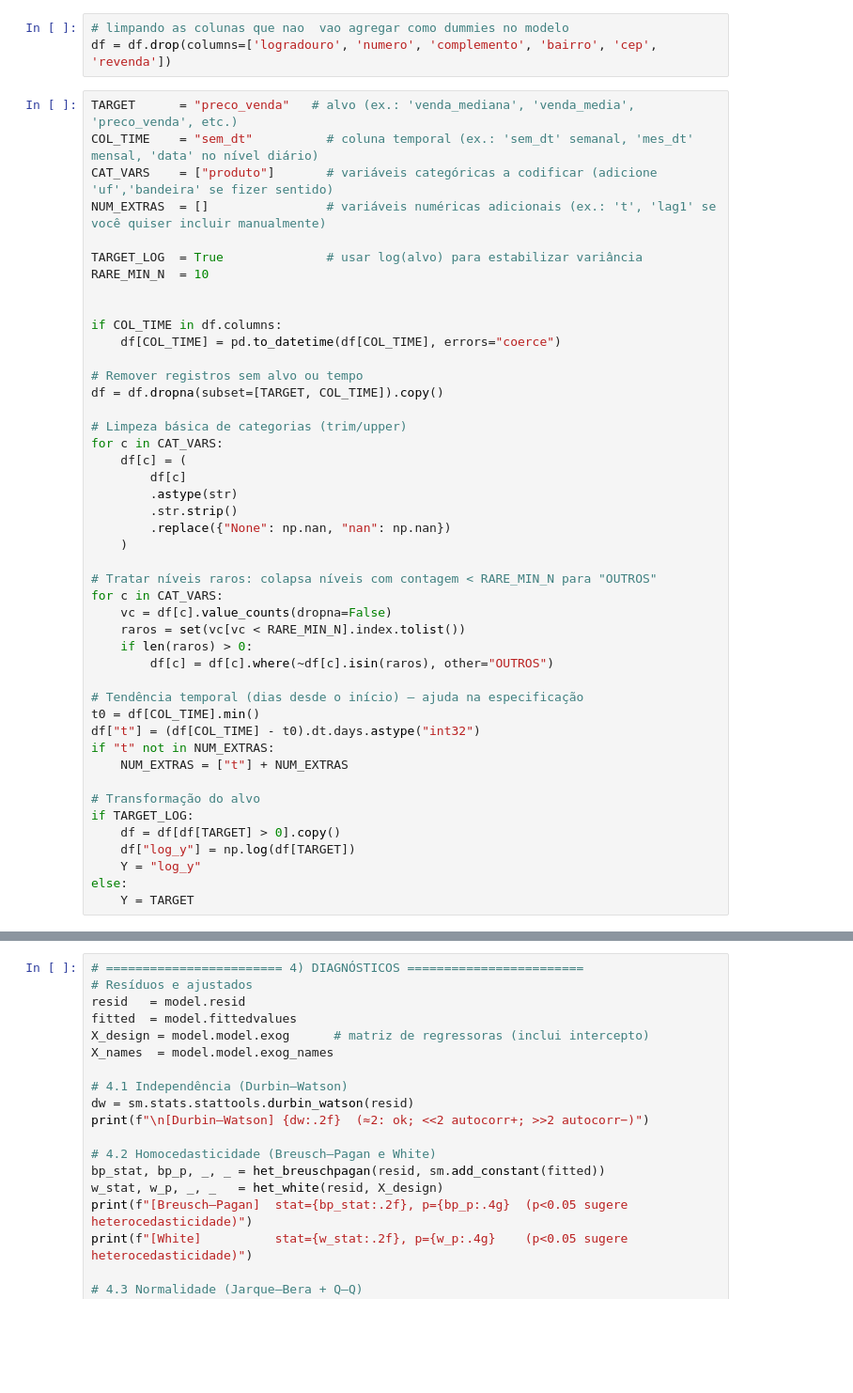
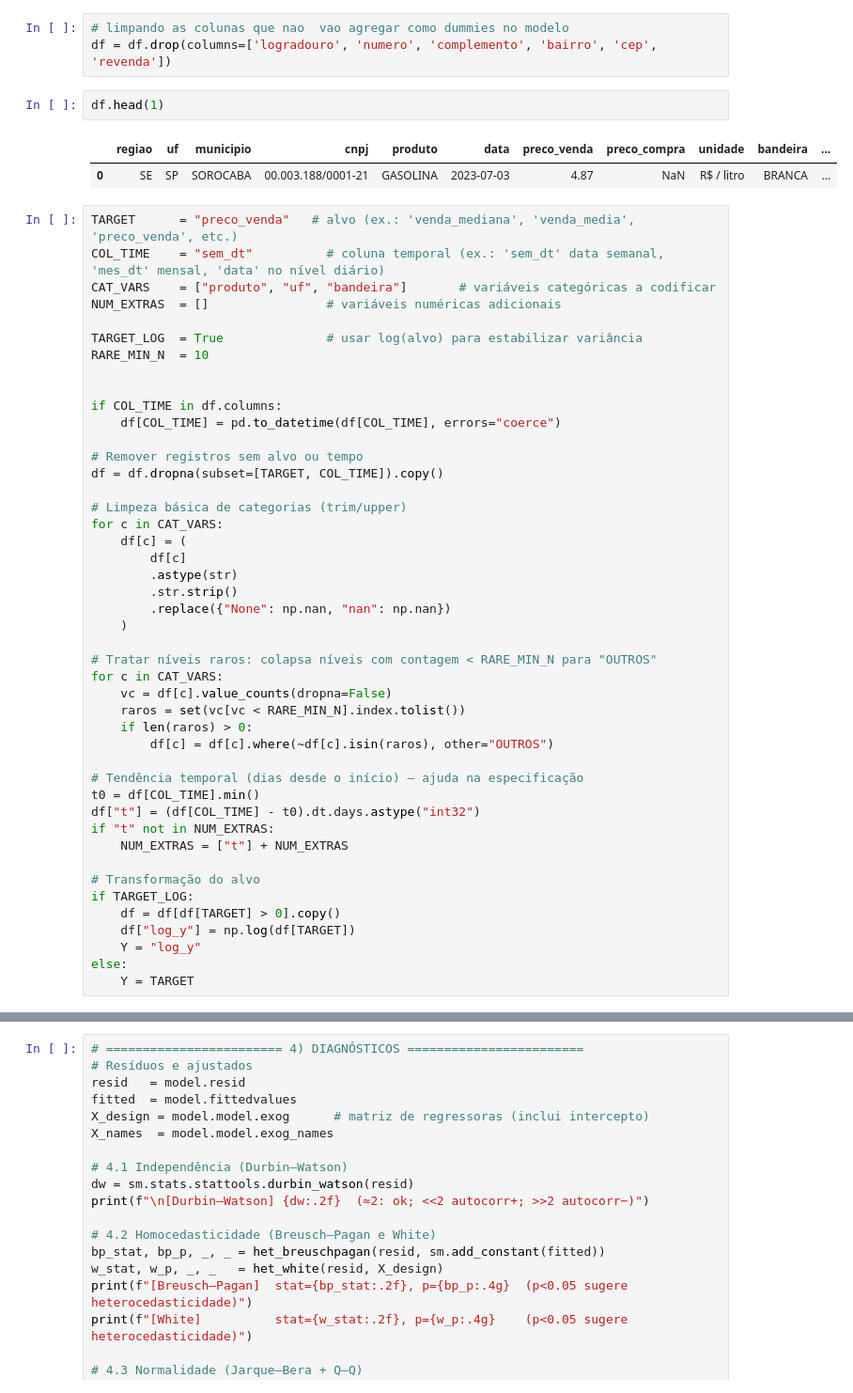
Before and after one commit to loadingerror/tcc_lubricants_anp, a Jupyter notebook: lubricants_br_tcc_model reg.ipynb, the cells around one changed output, grey strips where cells are left out. Shown at 94% size. Saved outputs shown, nothing was run; the diff lists cells and outputs as text; blank space fills up the shorter version.

```diff
--- a/lubricants_br_tcc_model reg.ipynb
+++ b/lubricants_br_tcc_model reg.ipynb
@@ -669,11 +669,16 @@ df.head(1)
 # %%
 # limpando as colunas que nao  vao agregar como dummies no modelo
 df = df.drop(columns=['logradouro', 'numero', 'complemento', 'bairro', 'cep', 'revenda'])
+# %%
+df.head(1)
+# %% [output]
+|  | regiao | uf | municipio | cnpj | produto | data | preco_venda | preco_compra | unidade | bandeira | ... |
+| 0 | SE | SP | SOROCABA | 00.003.188/0001-21 | GASOLINA | 2023-07-03 | 4.87 | NaN | R$ / litro | BRANCA | ... |
 # %%
 TARGET      = "preco_venda"   # alvo (ex.: 'venda_mediana', 'venda_media', 'preco_venda', etc.)
-COL_TIME    = "sem_dt"          # coluna temporal (ex.: 'sem_dt' semanal, 'mes_dt' mensal, 'data' no nível diário)
-CAT_VARS    = ["produto"]       # variáveis categóricas a codificar (adicione 'uf','bandeira' se fizer sentido)
-NUM_EXTRAS  = []                # variáveis numéricas adicionais (ex.: 't', 'lag1' se você quiser incluir manualmente)
+COL_TIME    = "sem_dt"          # coluna temporal (ex.: 'sem_dt' data semanal, 'mes_dt' mensal, 'data' no nível diário)
+CAT_VARS    = ["produto", "uf", "bandeira"]       # variáveis categóricas a codificar
+NUM_EXTRAS  = []                # variáveis numéricas adicionais
 
 TARGET_LOG  = True              # usar log(alvo) para estabilizar variância
 RARE_MIN_N  = 10
```
Also changed, not shown: parts of 9 cells of this notebook.
